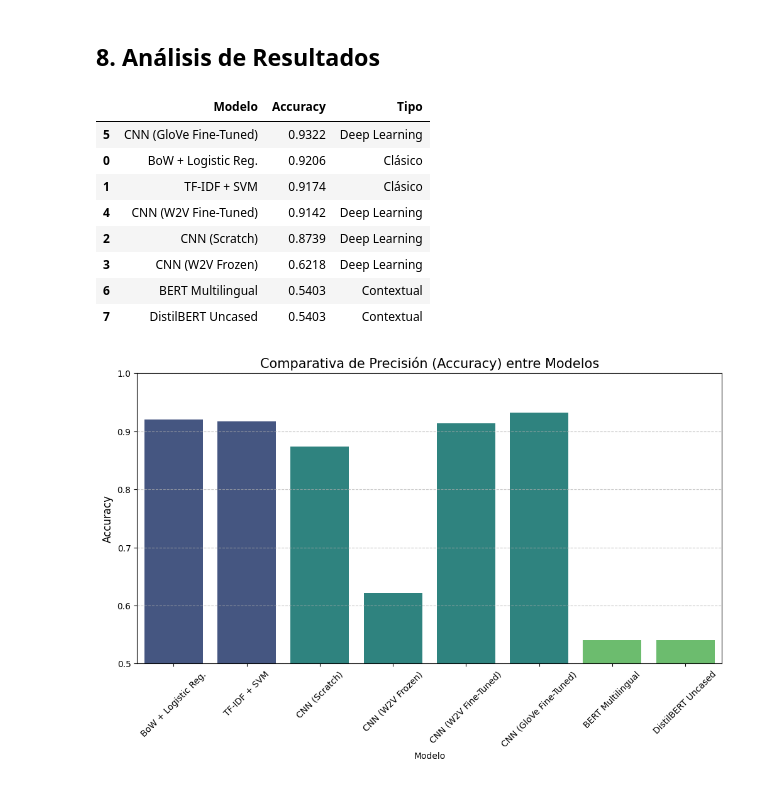
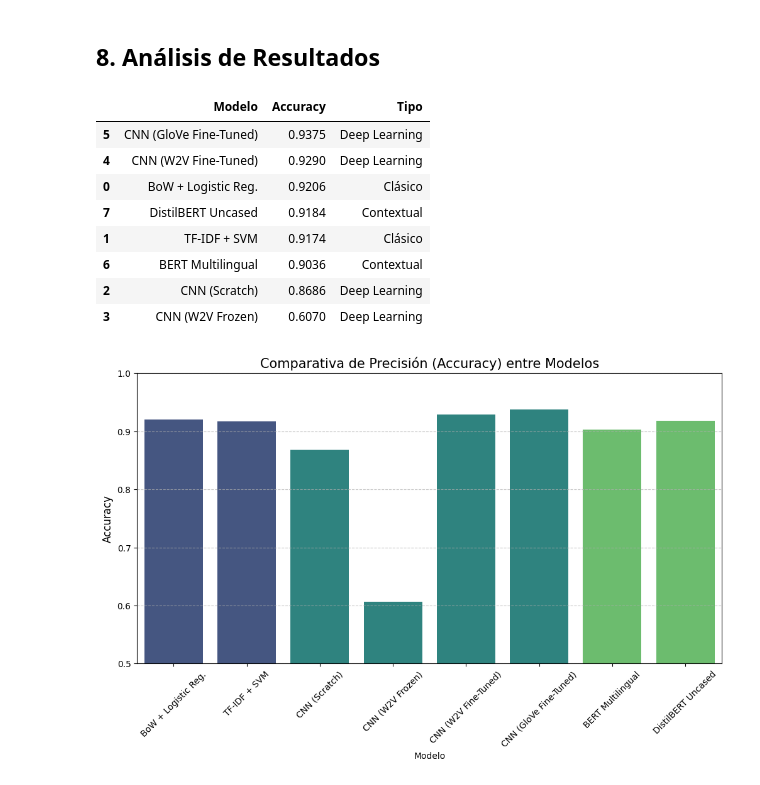
Before and after one commit to javiers2004/FPLN-DetoxificationMessages, a Jupyter notebook: entrega3.ipynb, the cells around one changed output. Drawn from its saved outputs; the diff is of its cells as text; code cells hidden in the pictures.

```diff
--- a/entrega3.ipynb
+++ b/entrega3.ipynb
@@ -864,44 +861,44 @@ resultados = {
         'TF-IDF + SVM',
         'CNN (Scratch)',
         'CNN (W2V Frozen)',
         'CNN (W2V Fine-Tuned)',
         'CNN (GloVe Fine-Tuned)',
         'BERT Multilingual',
         'DistilBERT Uncased'
     ],
     'Accuracy': [
         0.9206,  # BoW + Logistic Regression
         0.9174,  # TF-IDF + SVM
-        0.8739,  # CNN Scratch
-        0.6218,  # CNN Frozen
-        0.9142,  # CNN W2V Fine-Tuned
-        0.9322,  # CNN GloVe
-        0.5403,  # BERT Multilingual
-        0.5403   # DistilBERT Uncased
+        0.8686,  # CNN Scratch
+        0.6070,  # CNN Frozen
+        0.9290,  # CNN W2V Fine-Tuned
+        0.9375,  # CNN GloVe
+        0.9036,  # BERT Multilingual
+        0.9184   # DistilBERT Uncased
     ],
     'Tipo': ['Clásico', 'Clásico', 'Deep Learning', 'Deep Learning', 'Deep Learning', 'Deep Learning', 'Contextual', 'Contextual']
 }
 
 df_resultados = pd.DataFrame(resultados)
 display(df_resultados.sort_values(by='Accuracy', ascending=False))
 
 plt.figure(figsize=(12, 6))
 sns.barplot(data=df_resultados, x='Modelo', y='Accuracy', hue='Tipo', palette='viridis', legend=False)
 plt.ylim(0.5, 1.0)
 plt.title('Comparativa de Precisión (Accuracy) entre Modelos', fontsize=15)
 plt.ylabel('Accuracy', fontsize=12)
 plt.xticks(rotation=45)
 plt.grid(axis='y', linestyle='--', alpha=0.7)
 plt.show()
 # %% [output]
 |  | Modelo | Accuracy | Tipo |
-| 5 | CNN (GloVe Fine-Tuned) | 0.9322 | Deep Learning |
+| 5 | CNN (GloVe Fine-Tuned) | 0.9375 | Deep Learning |
+| 4 | CNN (W2V Fine-Tuned) | 0.9290 | Deep Learning |
 | 0 | BoW + Logistic Reg. | 0.9206 | Clásico |
+| 7 | DistilBERT Uncased | 0.9184 | Contextual |
 | 1 | TF-IDF + SVM | 0.9174 | Clásico |
-| 4 | CNN (W2V Fine-Tuned) | 0.9142 | Deep Learning |
-| 2 | CNN (Scratch) | 0.8739 | Deep Learning |
-| 3 | CNN (W2V Frozen) | 0.6218 | Deep Learning |
-| 6 | BERT Multilingual | 0.5403 | Contextual |
-| 7 | DistilBERT Uncased | 0.5403 | Contextual |
+| 6 | BERT Multilingual | 0.9036 | Contextual |
+| 2 | CNN (Scratch) | 0.8686 | Deep Learning |
+| 3 | CNN (W2V Frozen) | 0.6070 | Deep Learning |
-[figure, old version]
+[figure, new version]
 # %%
```
Also changed, not shown: parts of 14 cells of this notebook.
